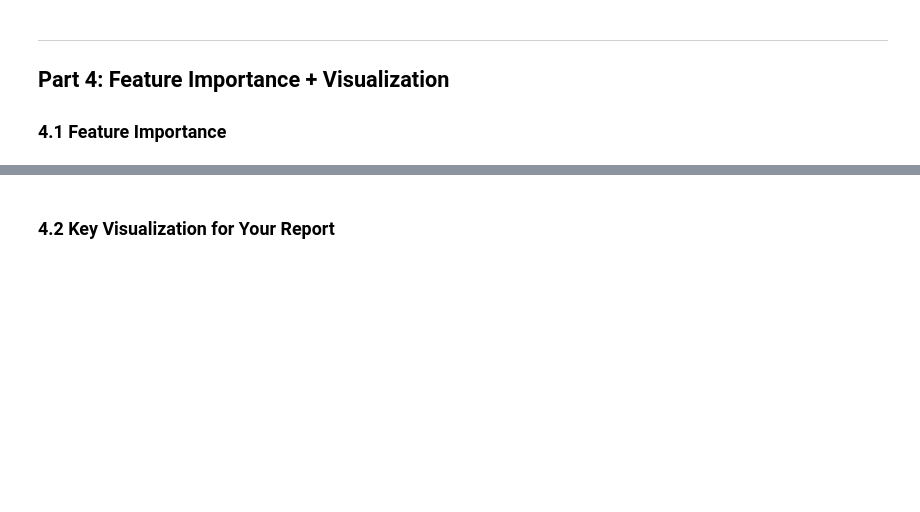
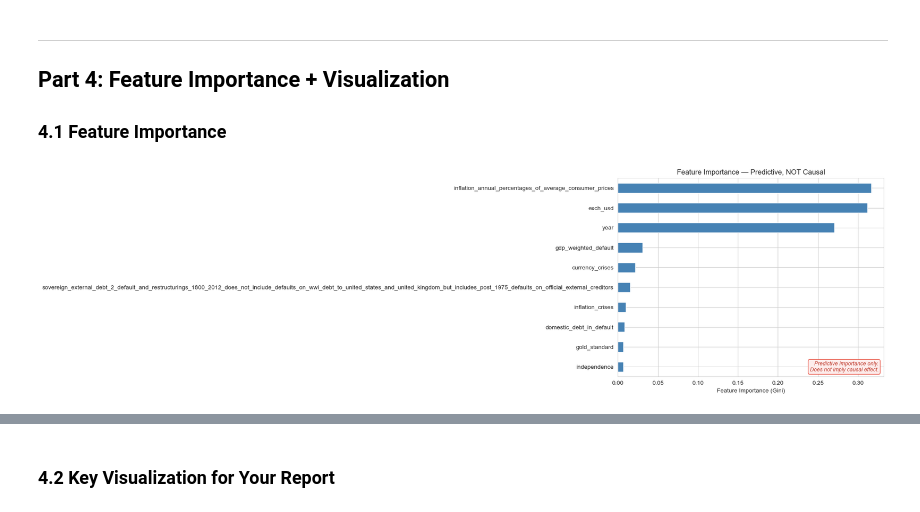
Before and after one commit to epleywin/ECON3916-Statistical-Machine-Learning, a Jupyter notebook: Final Project/3916-final-project-starter.ipynb, the cells around one changed output, grey strips where cells are left out. Cells and saved outputs as stored; diff of their text form; code cells hidden in the pictures; blank space fills up the shorter version.

```diff
--- a/Final Project/3916-final-project-starter.ipynb
+++ b/Final Project/3916-final-project-starter.ipynb
@@ -293,26 +471,28 @@ My dataset has **N = ___** observations and **M = ___** features.
 # %%
 # ============================================================
 # 4.1 Feature importance (Ch 19)
 # ============================================================
 
 # # For tree-based models:
-# importances = pd.Series(
-#     model_2.feature_importances_, index=X.columns
-# ).sort_values(ascending=True)
-#
-# fig, ax = plt.subplots(figsize=(8, 6))
-# importances.plot(kind='barh', ax=ax, color='steelblue')
-# ax.set_xlabel('Feature Importance (Gini)')
-# ax.set_title('Feature Importance — Predictive, NOT Causal')
-#
-# # CRITICAL: Add the caveat banner
-# ax.text(
-#     0.98, 0.02,
-#     'Predictive importance only.\nDoes not imply causal effect.',
-#     transform=ax.transAxes, fontsize=9, ha='right', va='bottom',
-#     style='italic', color='#c0392b',
-#     bbox=dict(boxstyle='round,pad=0.3', facecolor='#fdedec', edgecolor='#e74c3c')
-# )
-#
-# plt.tight_layout()
-# plt.show()
+importances = pd.Series(
+    model_2.feature_importances_, index=X.columns
+).sort_values(ascending=True)
+
+fig, ax = plt.subplots(figsize=(8, 6))
+importances.plot(kind='barh', ax=ax, color='steelblue')
+ax.set_xlabel('Feature Importance (Gini)')
+ax.set_title('Feature Importance — Predictive, NOT Causal')
+
+ # CRITICAL: Add the caveat banner
+ax.text(
+     0.98, 0.02,
+    'Predictive importance only.\nDoes not imply causal effect.',
+     transform=ax.transAxes, fontsize=9, ha='right', va='bottom',
+     style='italic', color='#c0392b',
+     bbox=dict(boxstyle='round,pad=0.3', facecolor='#fdedec', edgecolor='#e74c3c')
+ )
+
+plt.tight_layout()
+plt.show()
+# %% [output]
+[figure, added]
```
Also changed, not shown: parts of 39 cells of this notebook, 4 other files.
